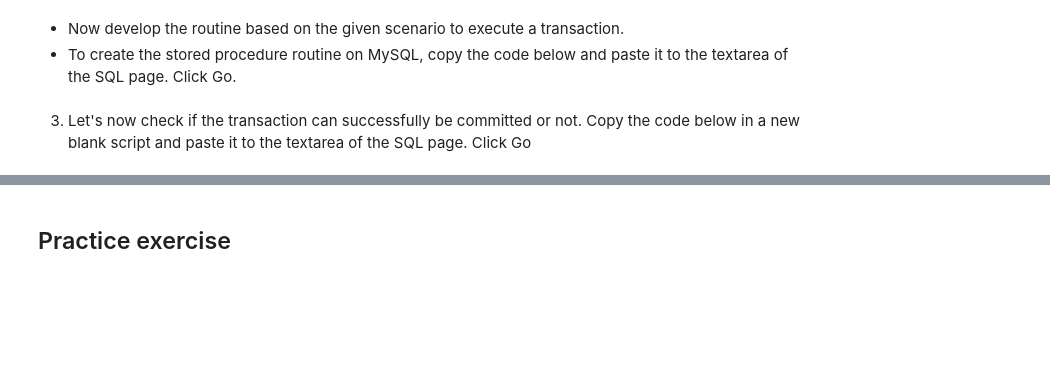
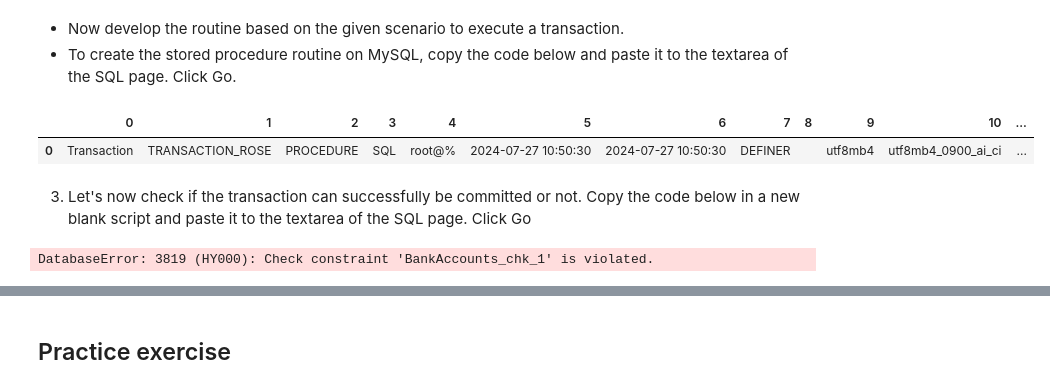
Before and after one commit to tranttha/IBM-DS-Course, a Jupyter notebook: Course 6 Db and SQL /Module 6 /6.1 Views, Stored Procedures, and Transactions/1.3 Commiting and Rolling back a Transaction.ipynb, the cells around one changed output, grey strips where cells are left out. Cells and saved outputs as stored; diff of their text form; code cells hidden in the pictures; blank space fills up the shorter version.

```diff
--- a/Course 6 Db and SQL /Module 6 /6.1 Views, Stored Procedures, and Transactions/1.3 Commiting and Rolling back a Transaction.ipynb
+++ b/Course 6 Db and SQL /Module 6 /6.1 Views, Stored Procedures, and Transactions/1.3 Commiting and Rolling back a Transaction.ipynb
@@ -17,12 +39,7 @@ port=3306
 # %%
-conn = mysql.connect(
-    host=host,
-    user=user,
-    password=password,
-    port=port
-)
-db = 'Transaction'
-cursor = conn.cursor()
-create_db =f'CREATE DATABASE IF NOT EXISTS {db}'
-cursor.execute(create_db)
+def get_db_connection():
+    return mysql.connect(
+        host=host, user=user, password=password,port=port, database=db
+
+    )
 # %%
@@ -59,7 +101,7 @@ cursor.close()
 - Now develop the routine based on the given scenario to execute a transaction.
 - To create the stored procedure routine on MySQL, copy the code below and paste it to the textarea of the SQL page. Click Go.
 # %%
-'''CREATE PROCEDURE TRANSACTION_ROSE()
+transaction = '''CREATE PROCEDURE TRANSACTION_ROSE()
 BEGIN
     DECLARE EXIT HANDLER FOR SQLEXCEPTION
     BEGIN
@@ -81,6 +123,27 @@ BEGIN
     WHERE AccountName = 'Rose';
     COMMIT;
 END; '''
+# %%
+conn = get_db_connection()
+cursor = conn.cursor()
+check_exist = ''' SHOW PROCEDURE STATUS WHERE Name = 'TRANSACTION_ROSE';
+''' # check if transc already exists
+cursor.execute(check_exist)
+check_exist_repsn = cursor.fetchall()
+if not check_exist_repsn:
+    cursor.execute(transaction)
+    create_repsn = cursor.fetchall()
+    reps_df = pd.DataFrame(create_repsn)
+    reps_df
+reps_df = pd.DataFrame(check_exist_repsn)
+conn.commit()
+cursor.close()
+conn.close()
+
+reps_df
+# %% [output]
+|  | 0 | 1 | 2 | 3 | 4 | 5 | 6 | 7 | 8 | 9 | 10 | ... |
+| 0 | Transaction | TRANSACTION_ROSE | PROCEDURE | SQL | root@% | 2024-07-27 10:50:30 | 2024-07-27 10:50:30 | DEFINER |  | utf8mb4 | utf8mb4_0900_ai_ci | ... |
 # %% [markdown]
 3. Let's now check if the transaction can successfully be committed or not. Copy the code below in a new blank script and paste it to the textarea of the SQL page. Click Go
 # %%
@@ -89,0 +153,12 @@ END; '''
+# %%
+conn = get_db_connection()
+cursor = conn.cursor()
+cursor.execute(call1)
+re = cursor.fetchall()
+repsn = cursor.fetchall()
+print(*[row for row in repsn])
+conn.commit()
+cursor.close()
+conn.close()
+# %% [output]
+DatabaseError: 3819 (HY000): Check constraint 'BankAccounts_chk_1' is violated.
```
Also changed, not shown: parts of 19 cells of this notebook, 2 other files.
